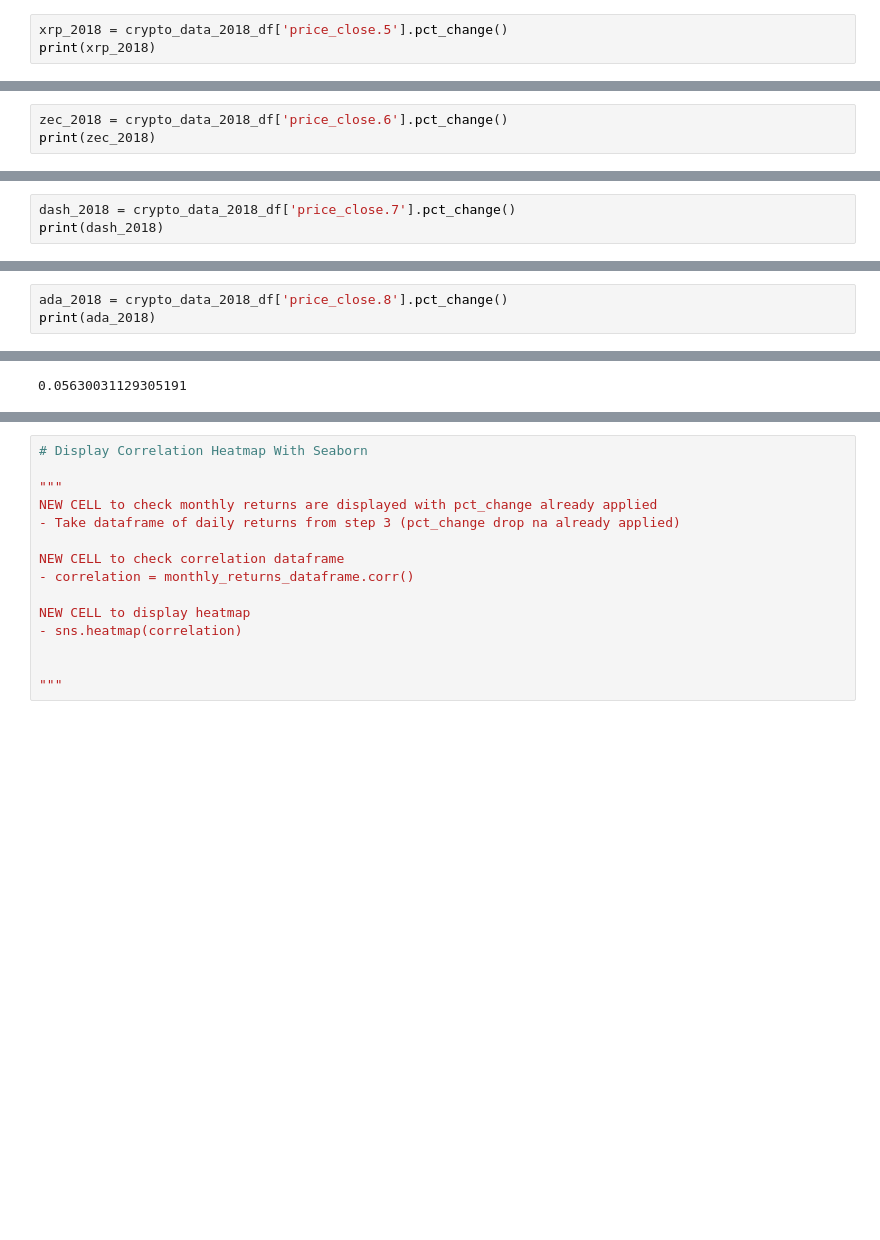
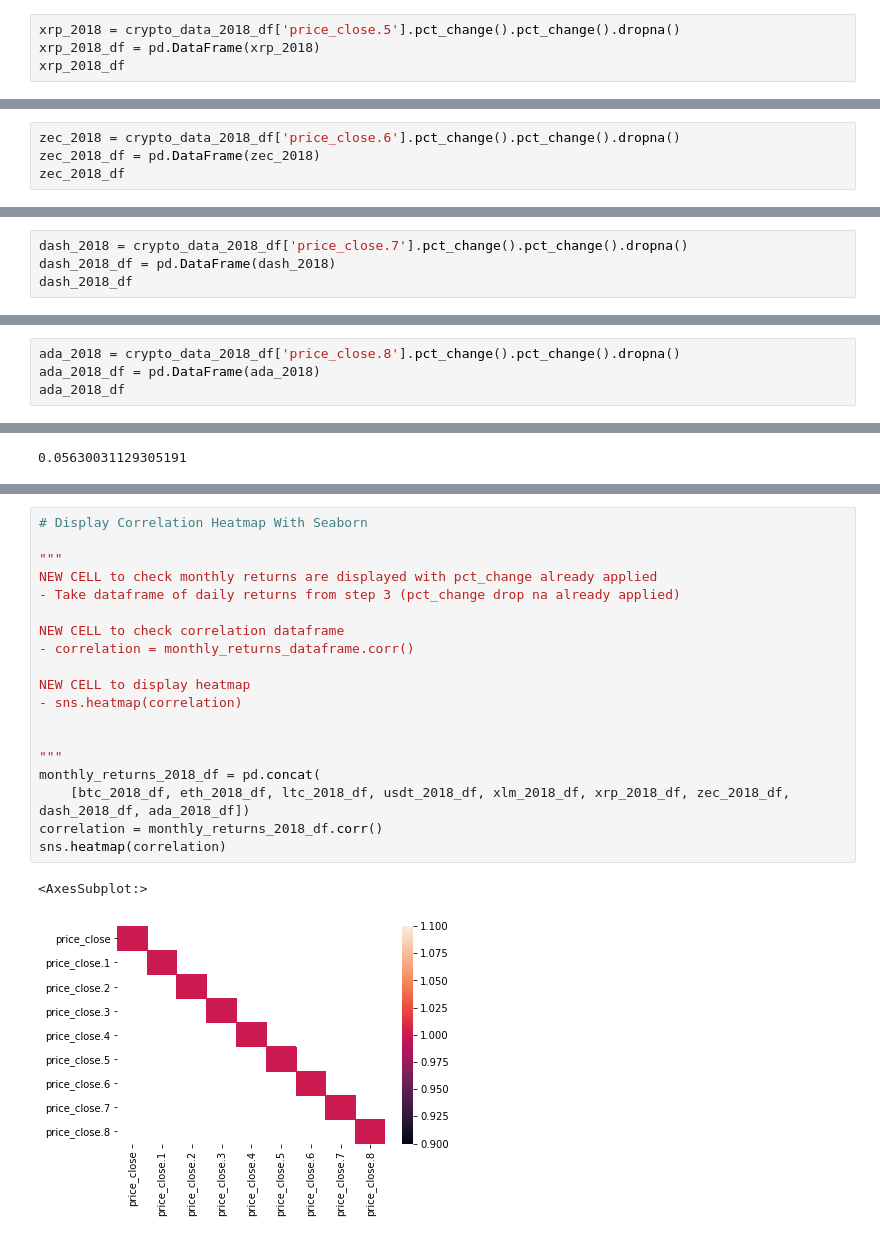
Before and after one commit to nathanduft44/Crypto_Corrisk, a Jupyter notebook: MB_folder/Analysis_2018.ipynb, the cells around one changed output, grey strips where cells are left out. Drawn from its saved outputs; the diff is of its cells as text; blank space fills up the shorter version.

```diff
--- a/MB_folder/Analysis_2018.ipynb
+++ b/MB_folder/Analysis_2018.ipynb
@@ -140,4 +139,5 @@ Name: price_close.4, dtype: float64
 # %%
-xrp_2018 = crypto_data_2018_df['price_close.5'].pct_change()
-print(xrp_2018)
+xrp_2018 = crypto_data_2018_df['price_close.5'].pct_change().pct_change().dropna()
+xrp_2018_df = pd.DataFrame(xrp_2018)
+xrp_2018_df
 # %% [output]
@@ -157,4 +155,5 @@ Name: price_close.5, dtype: float64
 # %%
-zec_2018 = crypto_data_2018_df['price_close.6'].pct_change()
-print(zec_2018)
+zec_2018 = crypto_data_2018_df['price_close.6'].pct_change().pct_change().dropna()
+zec_2018_df = pd.DataFrame(zec_2018)
+zec_2018_df
 # %% [output]
@@ -174,4 +171,5 @@ Name: price_close.6, dtype: float64
 # %%
-dash_2018 = crypto_data_2018_df['price_close.7'].pct_change()
-print(dash_2018)
+dash_2018 = crypto_data_2018_df['price_close.7'].pct_change().pct_change().dropna()
+dash_2018_df = pd.DataFrame(dash_2018)
+dash_2018_df
 # %% [output]
@@ -191,4 +187,5 @@ Name: price_close.7, dtype: float64
 # %%
-ada_2018 = crypto_data_2018_df['price_close.8'].pct_change()
-print(ada_2018)
+ada_2018 = crypto_data_2018_df['price_close.8'].pct_change().pct_change().dropna()
+ada_2018_df = pd.DataFrame(ada_2018)
+ada_2018_df
 # %% [output]
@@ -328,15 +349,22 @@ btc_beta_2018
 # %%
 # Display Correlation Heatmap With Seaborn
 
 """
 NEW CELL to check monthly returns are displayed with pct_change already applied
 - Take dataframe of daily returns from step 3 (pct_change drop na already applied)
 
 NEW CELL to check correlation dataframe
 - correlation = monthly_returns_dataframe.corr()
 
 NEW CELL to display heatmap
 - sns.heatmap(correlation)
 
 
 """
+monthly_returns_2018_df = pd.concat(
+    [btc_2018_df, eth_2018_df, ltc_2018_df, usdt_2018_df, xlm_2018_df, xrp_2018_df, zec_2018_df, dash_2018_df, ada_2018_df])
+correlation = monthly_returns_2018_df.corr()
+sns.heatmap(correlation)
+# %% [output]
+<AxesSubplot:>
+[figure, added]
```
Also changed, not shown: parts of 33 cells of this notebook.
